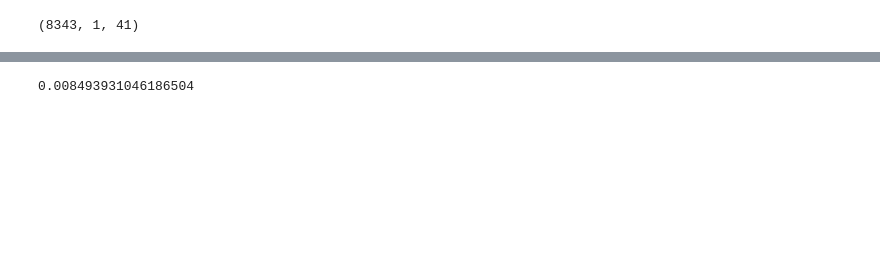
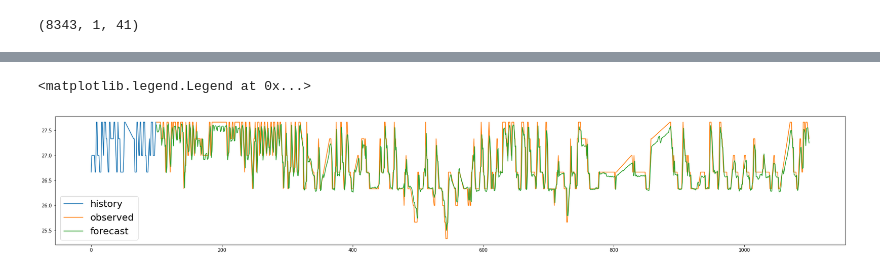
Before and after one commit to yungclee/WebEnv-Proj, a Jupyter notebook: Code/main.ipynb, the cells around one changed output, grey strips where cells are left out. Saved outputs shown, nothing was run; the diff lists cells and outputs as text; code cells hidden in the pictures; blank space fills up the shorter version.

```diff
--- a/Code/main.ipynb
+++ b/Code/main.ipynb
@@ -391,4 +366,20 @@ X_test_std = pd.DataFrame(data = X_test.reshape(8343,41))[40].std()
-# %%
-0.005/X_test_mean
-# %% [output]
-0.008493931046186504
+# %%
+test_predict = model.predict(X_test)
+# %%
+y_inv_scaler = MinMaxScaler()
+y_inv_scaler.min_,y_inv_scaler.scale_ = scaler.min_[-1], scaler.scale_[-1]
+# %%
+y_forecast = y_inv_scaler.inverse_transform(test_predict).reshape(-1)
+y_original = y_inv_scaler.inverse_transform(y_train.reshape(1,-1)).reshape(-1)
+y_obs = y_inv_scaler.inverse_transform(y_test.reshape(1,-1)).reshape(-1)
+# %%
+plt.figure(figsize=(30,5))
+his_time = 100
+pred_time = 1000
+plt.plot(range(his_time),y_original[-his_time:])
+plt.plot(range(his_time, pred_time+ his_time), y_obs[0:pred_time])
+plt.plot(range(his_time, pred_time+ his_time), y_forecast[0:pred_time])
+plt.legend(('history','observed','forecast'),prop={'size': 20})
+# %% [output]
+<matplotlib.legend.Legend at 0x...>
+[figure, added]
```
Also changed, not shown: parts of 10 cells of this notebook.
